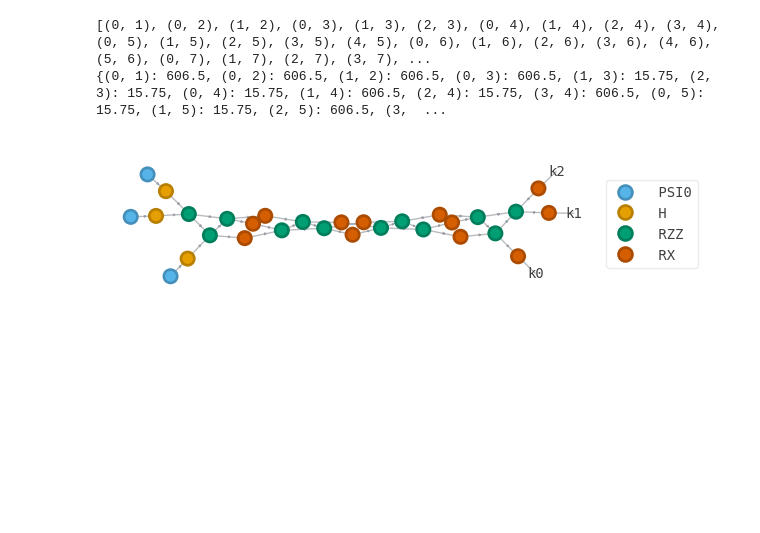
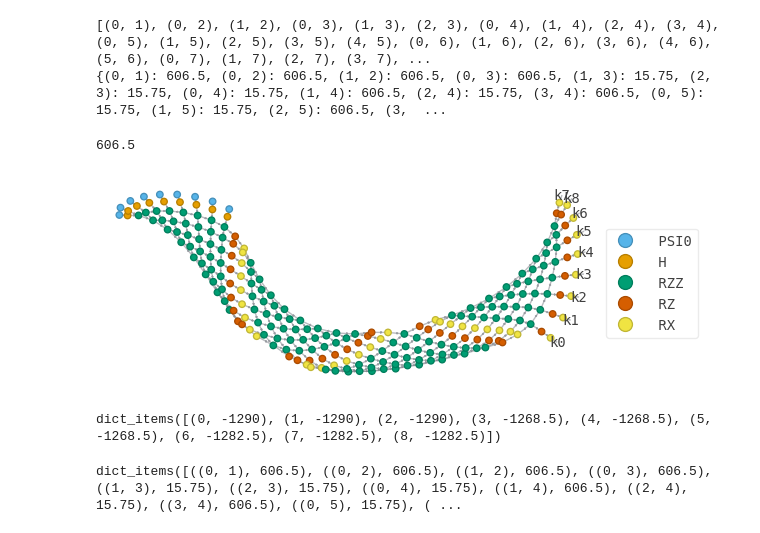
Before and after one commit to Next-di-mension/combinatorial_opt_QUIMB, a Jupyter notebook: TSP quimb.ipynb, the cells around one changed output. Saved outputs shown, nothing was run; the diff lists cells and outputs as text; code cells hidden in the pictures; blank space fills up the shorter version.

```diff
--- a/TSP quimb.ipynb
+++ b/TSP quimb.ipynb
@@ -55,6 +55,10 @@ print(graph)
 # %% [output]
 [(0, 1), (0, 2), (1, 2), (0, 3), (1, 3), (2, 3), (0, 4), (1, 4), (2, 4), (3, 4), (0, 5), (1, 5), (2, 5), (3, 5), (4, 5), (0, 6), (1, 6), (2, 6), (3, 6), (4, 6), (5, 6), (0, 7), (1, 7), (2, 7), (3, 7), ...
 {(0, 1): 606.5, (0, 2): 606.5, (1, 2): 606.5, (0, 3): 606.5, (1, 3): 15.75, (2, 3): 15.75, (0, 4): 15.75, (1, 4): 606.5, (2, 4): 15.75, (3, 4): 606.5, (0, 5): 15.75, (1, 5): 15.75, (2, 5): 606.5, (3,  ...
+# %%
+graph[0,1]
+# %% [output]
+606.5
 # %%
 lattice_cite = [i for i in range(9)]
 field_str = [-1290,-1290,-1290,-1268.5,-1268.5,-1268.5,-1282.5,-1282.5,-1282.5]
@@ -149,11 +153,19 @@ def circuit_qaoa(
 p = 4
 gammas = qu.randn(p)
 betas = qu.randn(p)
-circ_ex = qtn.circ_qaoa(terms, p, gammas, betas)
+circ_ex = circuit_qaoa(graph, diag_terms, p, gammas, betas)
 # %%
-circ_ex.psi.draw(color=['PSI0', 'H', 'RZZ', 'RX'],show_inds=True)
+circ_ex.psi.draw(color=['PSI0', 'H', 'RZZ','RZ', 'RX'],show_inds=True)
 # %% [output]
-[figure, old version]
+[figure, new version]
+# %%
+diag_terms.items()
+# %% [output]
+dict_items([(0, -1290), (1, -1290), (2, -1290), (3, -1268.5), (4, -1268.5), (5, -1268.5), (6, -1282.5), (7, -1282.5), (8, -1282.5)])
+# %%
+graph.items()
+# %% [output]
+dict_items([((0, 1), 606.5), ((0, 2), 606.5), ((1, 2), 606.5), ((0, 3), 606.5), ((1, 3), 15.75), ((2, 3), 15.75), ((0, 4), 15.75), ((1, 4), 606.5), ((2, 4), 15.75), ((3, 4), 606.5), ((0, 5), 15.75), ( ...
 # %%
 def energy(x):
     p = len(x) // 2
```
Also changed, not shown: parts of 18 cells of this notebook.
